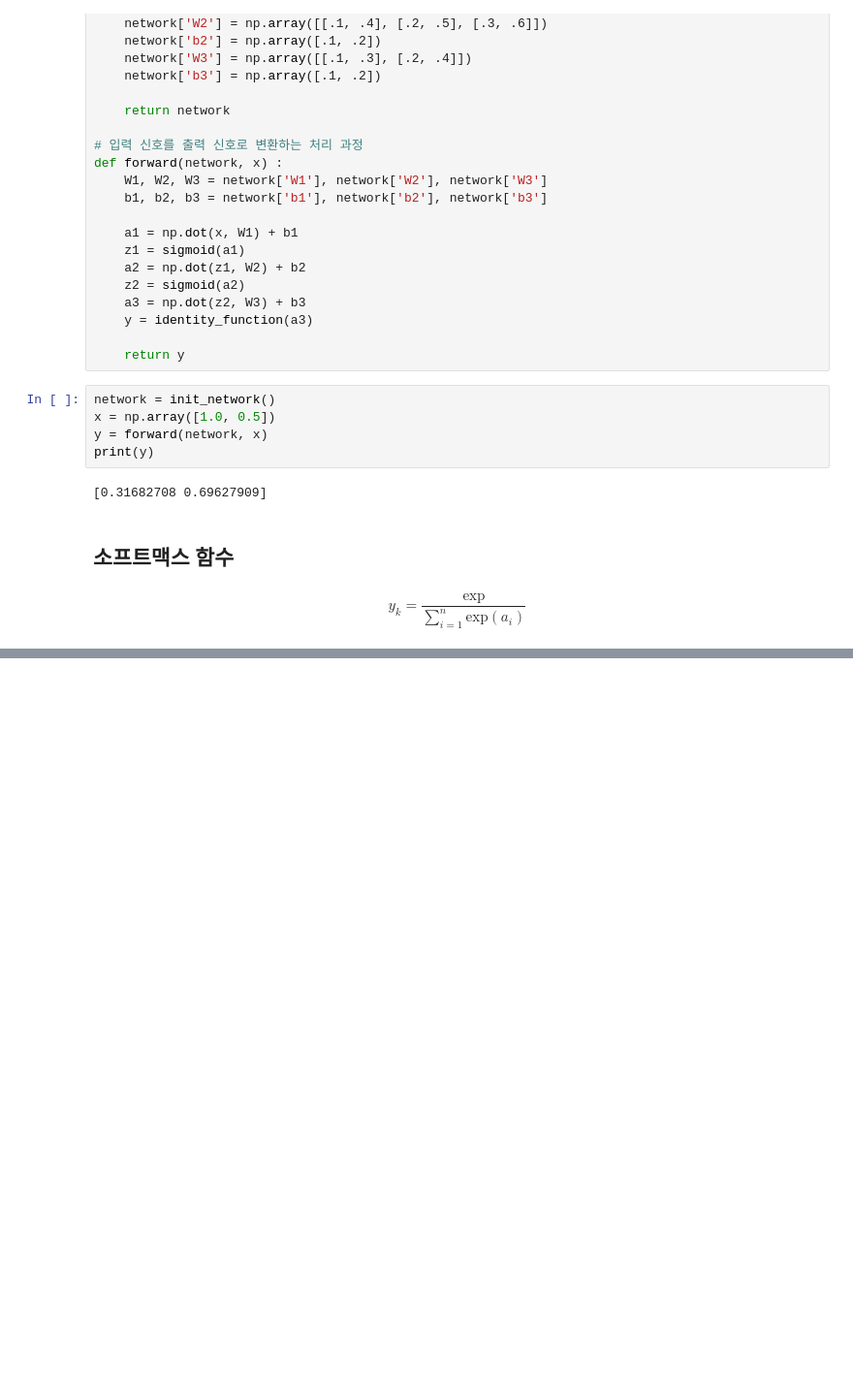
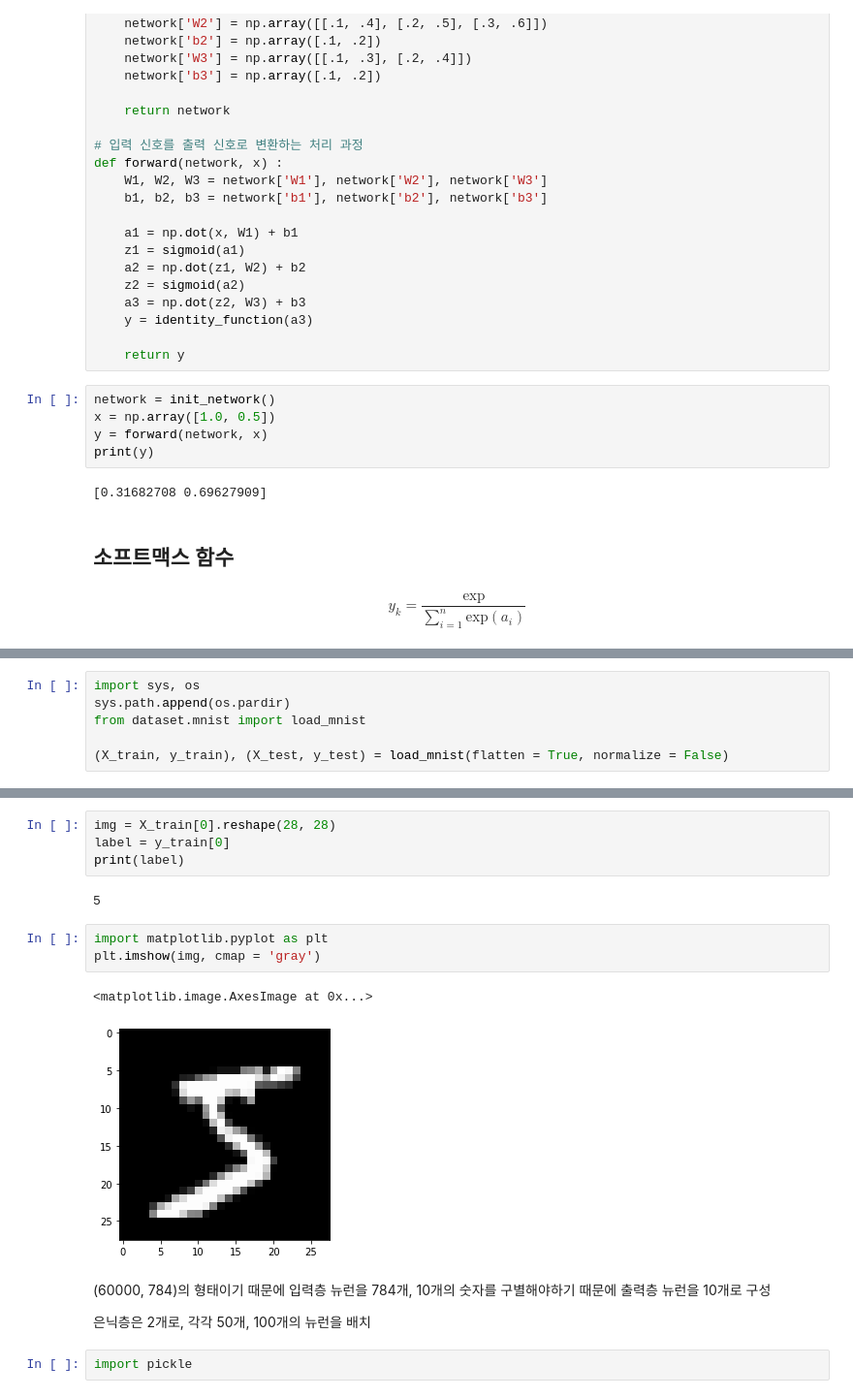
Before and after one commit to mg4432/deep-learning-basic1, a Jupyter notebook: ch3-neural_network.ipynb, the cells around one changed output, grey strips where cells are left out. Shown at 97% size. Drawn from its saved outputs; the diff is of its cells as text; blank space fills up the shorter version.

```diff
--- a/ch3-neural_network.ipynb
+++ b/ch3-neural_network.ipynb
@@ -223,0 +289,6 @@ print(y)
+# %%
+import sys, os
+sys.path.append(os.pardir)
+from dataset.mnist import load_mnist
+
+(X_train, y_train), (X_test, y_test) = load_mnist(flatten = True, normalize = False)
@@ -223,0 +305,18 @@ print(y)
+# %%
+img = X_train[0].reshape(28, 28)
+label = y_train[0]
+print(label)
+# %% [output]
+5
+# %%
+import matplotlib.pyplot as plt
+plt.imshow(img, cmap = 'gray')
+# %% [output]
+<matplotlib.image.AxesImage at 0x...>
+[figure, added]
+# %% [markdown]
+(60000, 784)의 형태이기 때문에 입력층 뉴런을 784개, 10개의 숫자를 구별해야하기 때문에 출력층 뉴런을 10개로 구성
+
+은닉층은 2개로, 각각 50개, 100개의 뉴런을 배치
+# %%
+import pickle
```
Also changed, not shown: parts of 20 cells of this notebook.
